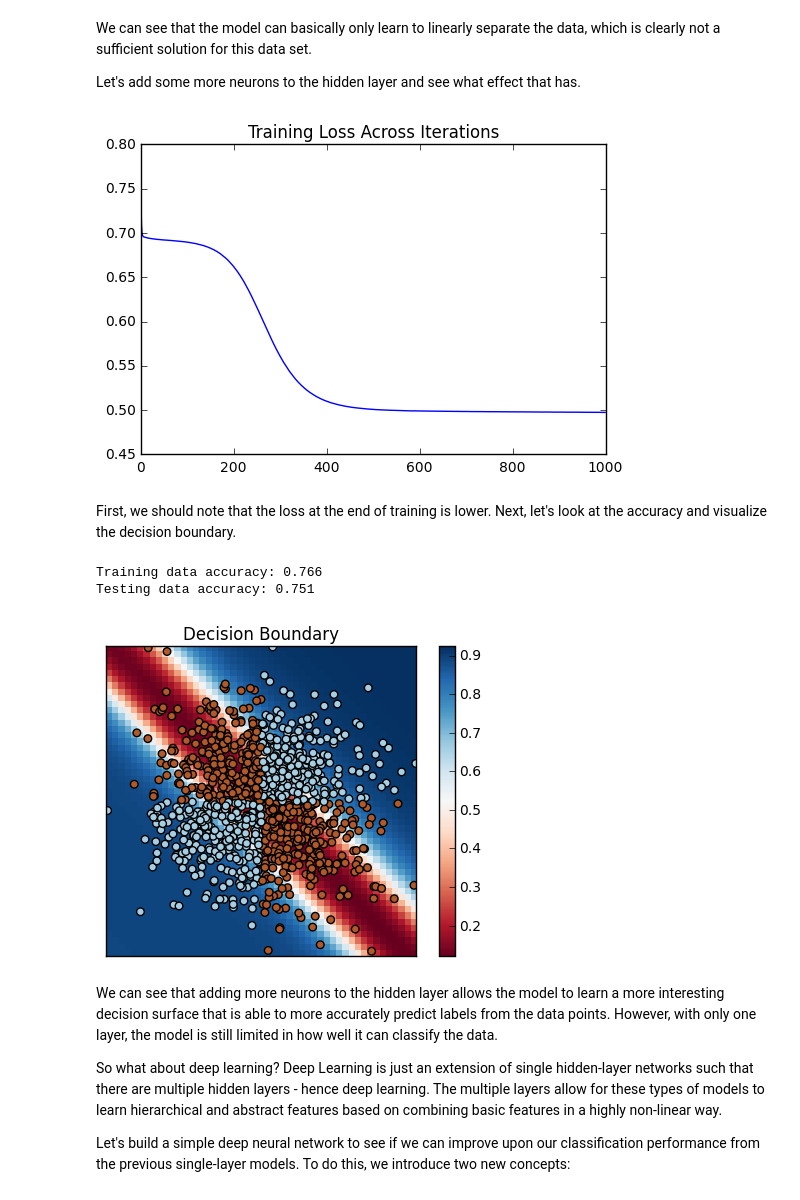
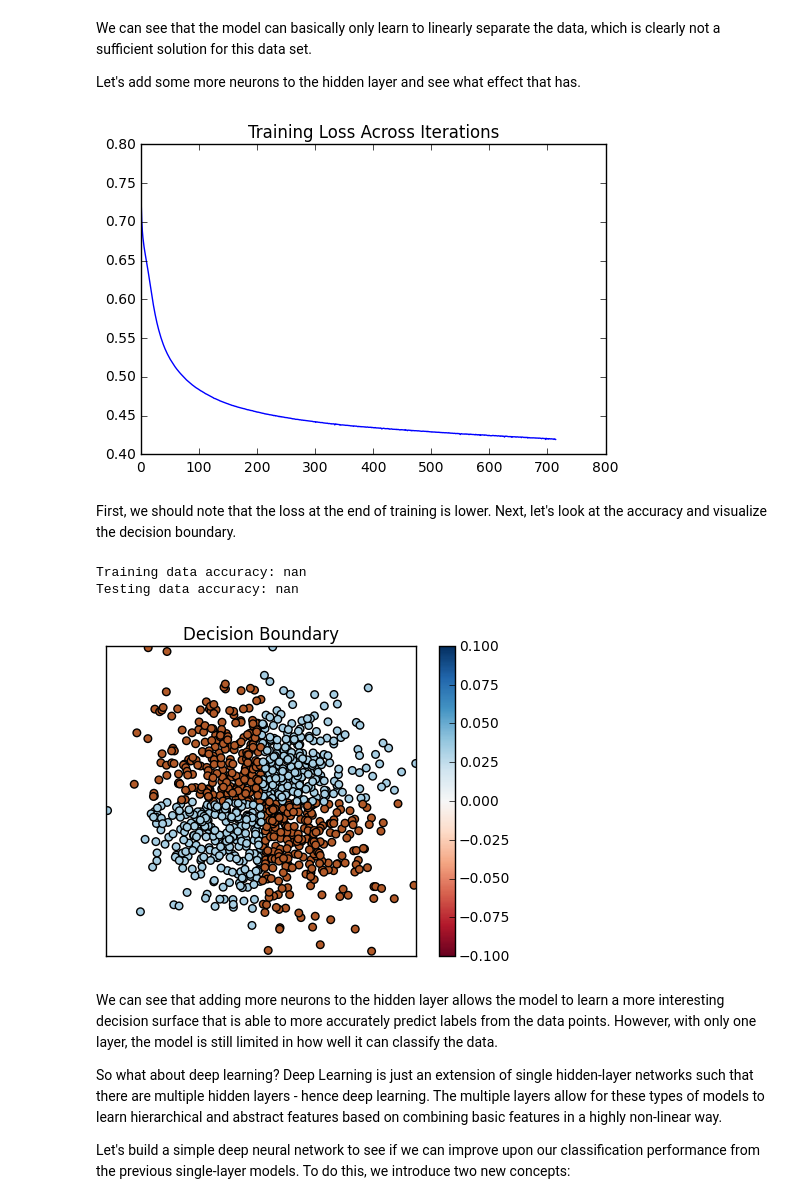
Before and after one commit to dlacombejr/FL-ML-Meetup, a Jupyter notebook: notebooks/intermediate_theano.ipynb, the cells around one changed output. Drawn from its saved outputs; the diff is of its cells as text; code cells hidden in the pictures.

```diff
--- a/notebooks/intermediate_theano.ipynb
+++ b/notebooks/intermediate_theano.ipynb
@@ -159,6 +159,8 @@ import theano
 import theano.tensor as t
 from theano.tensor.nnet.nnet import sigmoid, binary_crossentropy
 # %%
+from theano.tensor.nnet.nnet import relu
+
 def build_model(neurons=1):
 
     # symbolic variables for data and labels
@@ -172,7 +174,7 @@ def build_model(neurons=1):
     b_out = theano.shared(np.zeros(1,))
 
     # computations for hidden and output layer
-    hidden = sigmoid(t.dot(x, w_hidden.T) + b_hidden.dimshuffle('x', 0))
+    hidden = relu(t.dot(x, w_hidden.T) + b_hidden.dimshuffle('x', 0))
     out = sigmoid(t.dot(hidden, w_out.T) + b_out.dimshuffle('x', 0))
 
     # define loss as binary cross-entropy
@@ -350,22 +352,22 @@ We can see that the model can basically only learn to linearly separate the data
 
 Let's add some more neurons to the hidden layer and see what effect that has.
 # %%
-train_fun, out_fun = build_model(neurons=4)  # new model with four neurons
-train_model(train_fun, data=xor_train_data)
+train_fun, out_fun = build_model(neurons=3)  # new model with four neurons
+train_model(train_fun, data=xor_train_data, nb_epochs=1000)
 # %% [output]
-[figure, old version]
+[figure, new version]
 # %% [markdown]
 First, we should note that the loss at the end of training is lower. Next, let's look at the accuracy and visualize the decision boundary.
 # %%
 compare_accuracies((xor_train_data, xor_test_data), out_fun)
 # %% [output]
-Training data accuracy: 0.766
-Testing data accuracy: 0.751
+Training data accuracy: nan
+Testing data accuracy: nan
 # %%
 decision_boundary_ = get_decision_boundary(out_fun, data=xor_train_data)
 visualize_decision_boundary(decision_boundary_, data=xor_train_data, subset=None)
 # %% [output]
-[figure, old version]
+[figure, new version]
 # %% [markdown]
 We can see that adding more neurons to the hidden layer allows the model to learn a more interesting decision surface that is able to more accurately predict labels from the data points. However, with only one layer, the model is still limited in how well it can classify the data.
 
```
Also changed, not shown: 2 other files.
